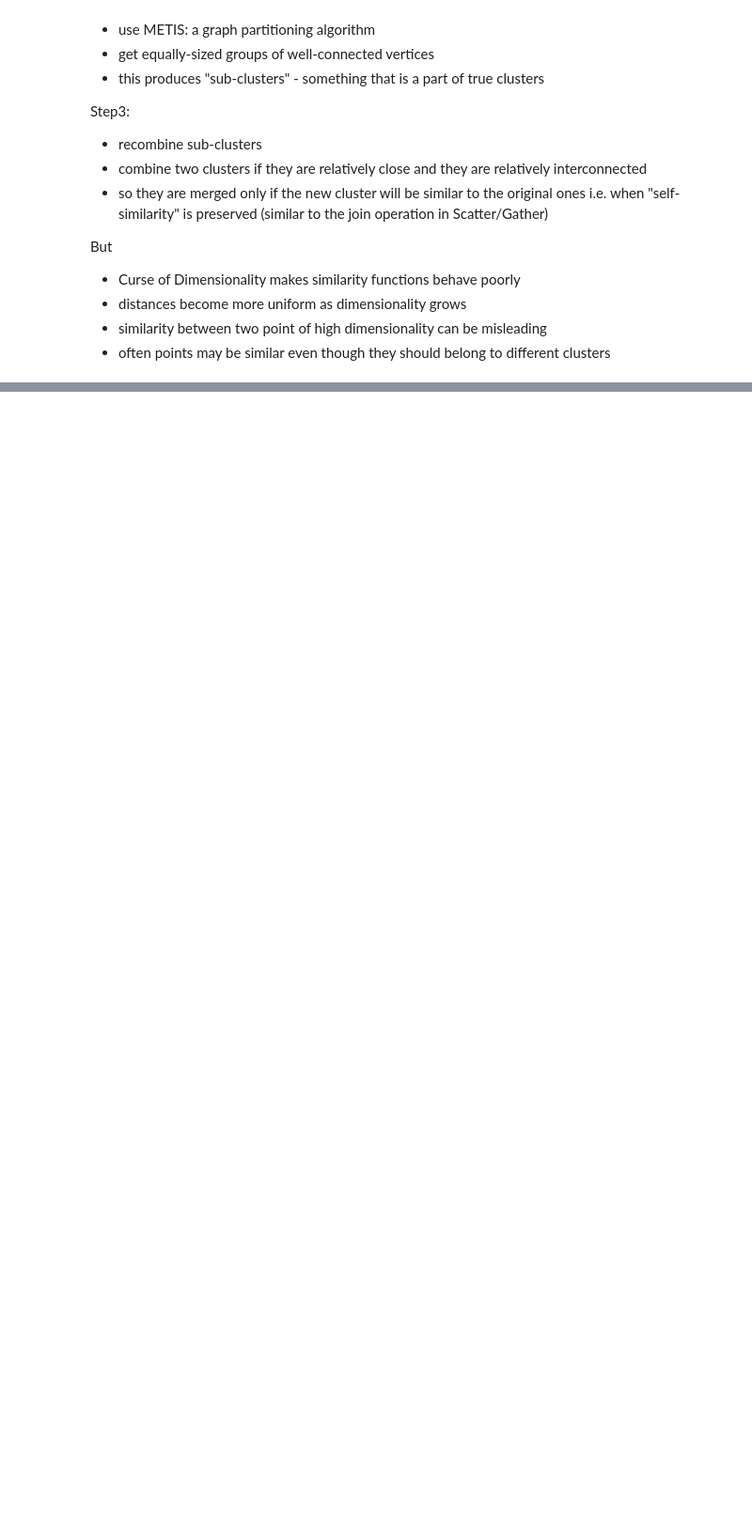
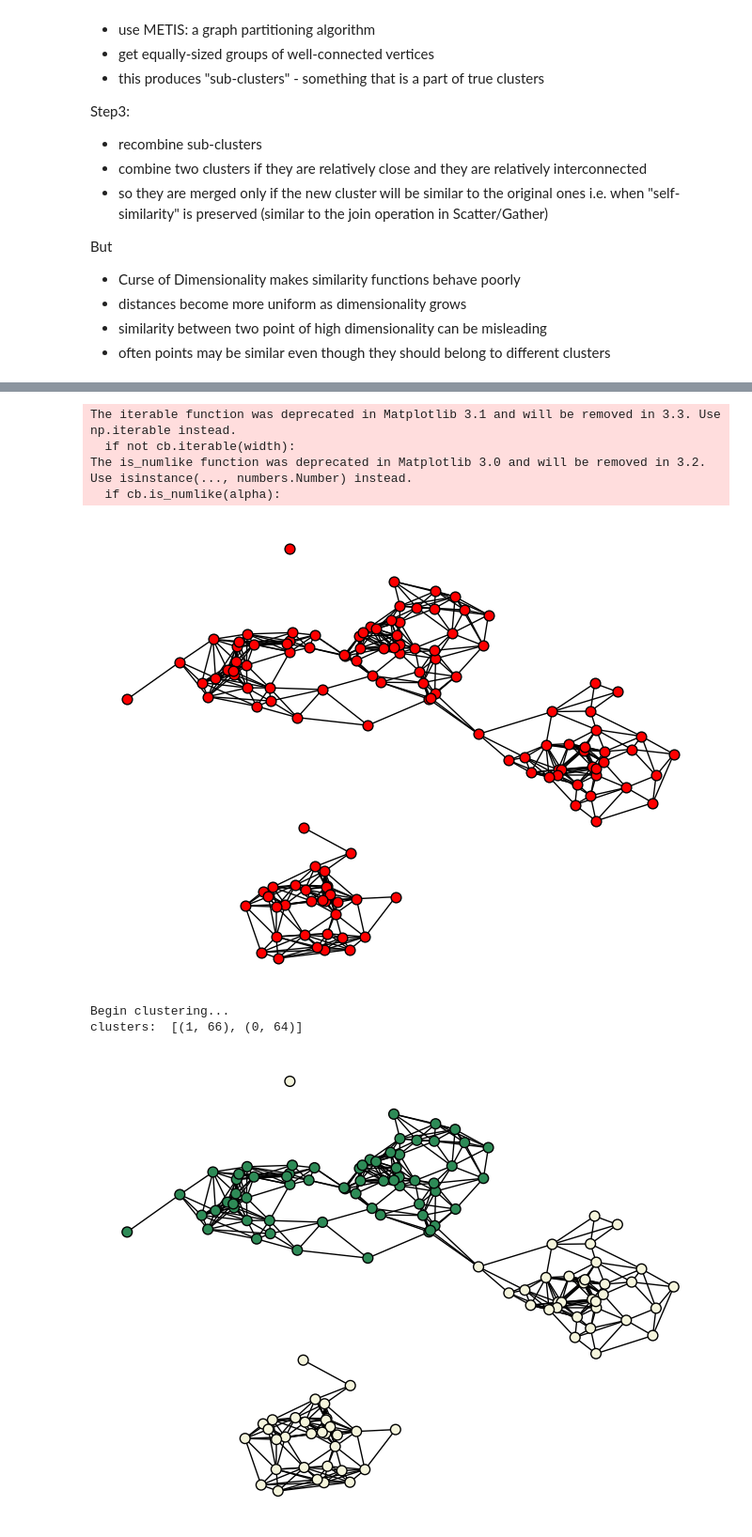
Before and after one commit to guglielmosanchini/ClustViz, a Jupyter notebook: Clustering_visualization_notebook.ipynb, the cells around one changed output, grey strips where cells are left out. Shown at 94% size. Cells and saved outputs as stored; diff of their text form; code cells hidden in the pictures; blank space fills up the shorter version.

Commit message:
chameleon2 + ch1 corrections

```diff
--- a/Clustering_visualization_notebook.ipynb
+++ b/Clustering_visualization_notebook.ipynb
@@ -982,3 +982,19 @@ But
 - distances become more uniform as dimensionality grows
 - similarity between two point of high dimensionality can be misleading
 - often points may be similar even though they should belong to different clusters
+# %%
+from algorithms.chameleon.visualization import plot2d_data
+from algorithms.chameleon.chameleon import cluster, cluster2
+
+# returns a dataframe of clusters
+#k = n_clusters, knn = number of nearest neighbors, m = n_clusters to reach in the initial clustering phase,
+#alpha = exponent of relative closeness
+#df = pd.read_csv('algorithms/chameleon/datasets/Aggregation.csv', sep=' ', header=None)
+df = pd.DataFrame(X)
+
+res = cluster2(df, k=3, knn=12, m=8, alpha=2, plot=True)
+
+# draws a 2-D scatter plot with clusters
+print("FINAL")
+plot2d_data(res)
+# %% [output]
@@ -984,0 +1003,8 @@ But
+The iterable function was deprecated in Matplotlib 3.1 and will be removed in 3.3. Use np.iterable instead.
+  if not cb.iterable(width):
+The is_numlike function was deprecated in Matplotlib 3.0 and will be removed in 3.2. Use isinstance(..., numbers.Number) instead.
+  if cb.is_numlike(alpha):
+[figure, added]
+Begin clustering...
+clusters:  [(1, 66), (0, 64)]
+[figure, added]
```
Also changed, not shown: parts of 33 cells of this notebook, 4 other files.
